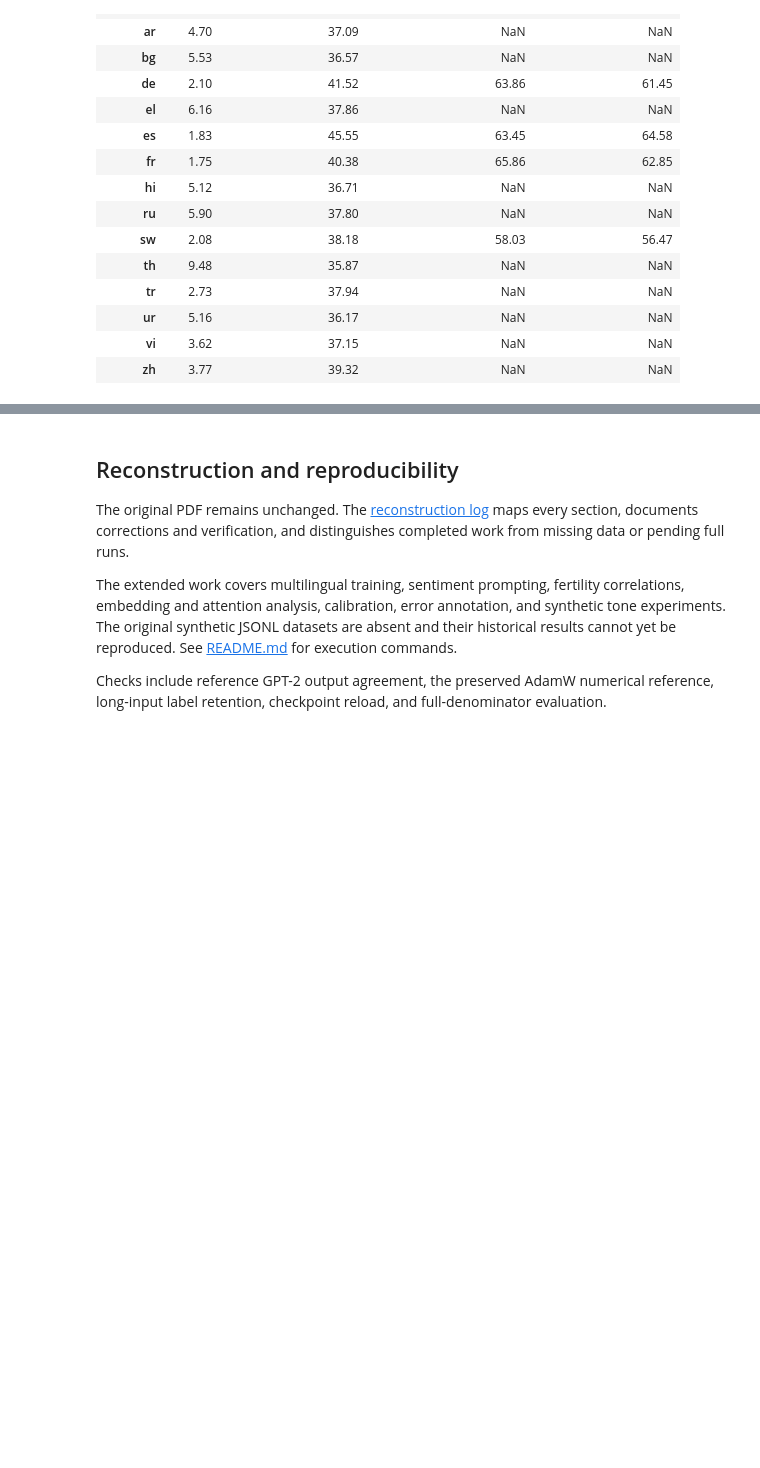
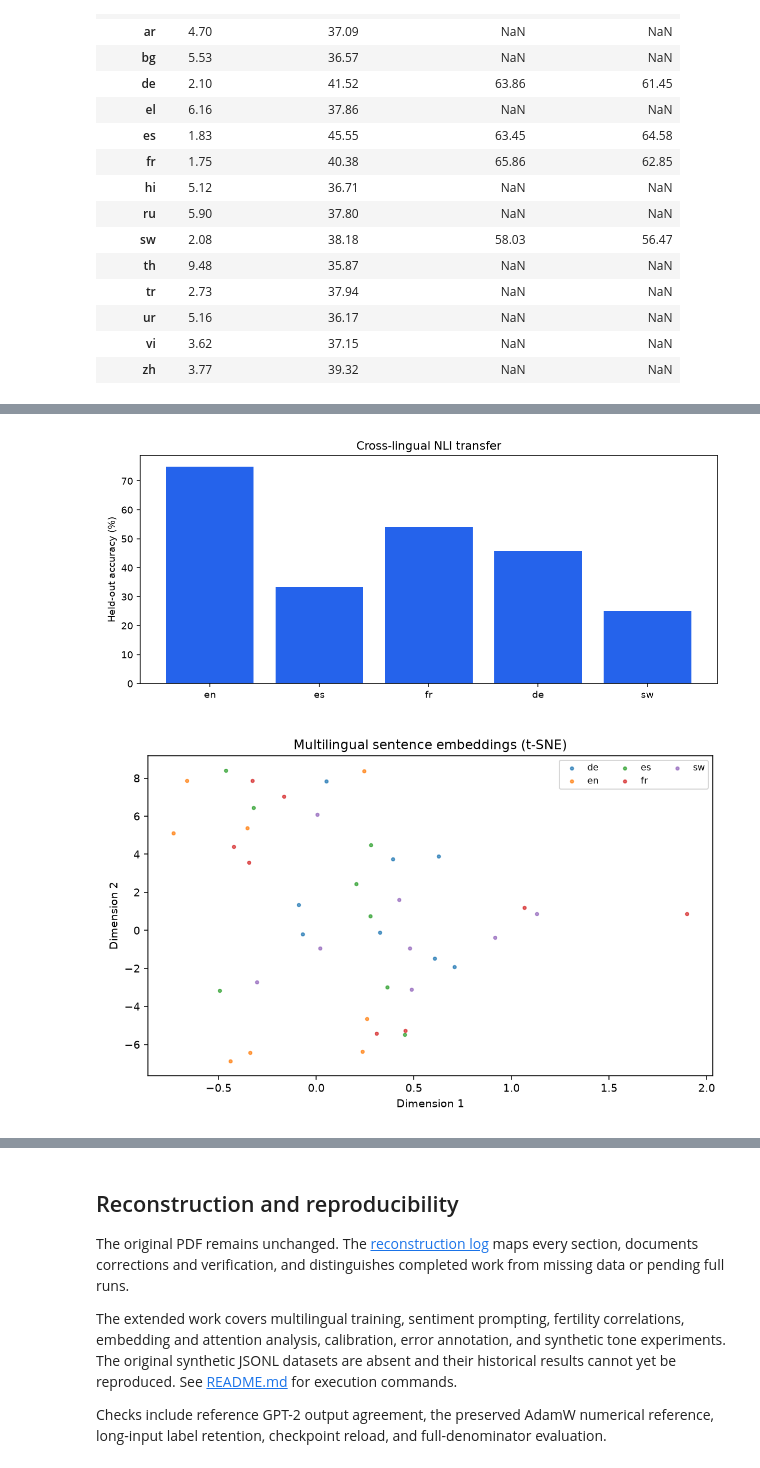
Before and after one commit to kaps-c/Multilingual-GPT2-NLI, a Jupyter notebook: default_final_project.ipynb, the cells around one changed output, grey strips where cells are left out. Cells and saved outputs as stored; diff of their text form; code cells hidden in the pictures; blank space fills up the shorter version.

```diff
--- a/default_final_project.ipynb
+++ b/default_final_project.ipynb
@@ -101,0 +144,8 @@ display(pd.DataFrame(historical["rows"]).set_index("language"))
+# %%
+from IPython.display import Image
+
+for name in ("accuracy", "embeddings", "en-calibration", "en-attention"):
+    display(Image(filename=str(root / f"results/diagnostics/{name}.png")))
+# %% [output]
+[figure, added]
+[figure, added]
```
Also changed, not shown: parts of 12 cells of this notebook, 10 other files.
